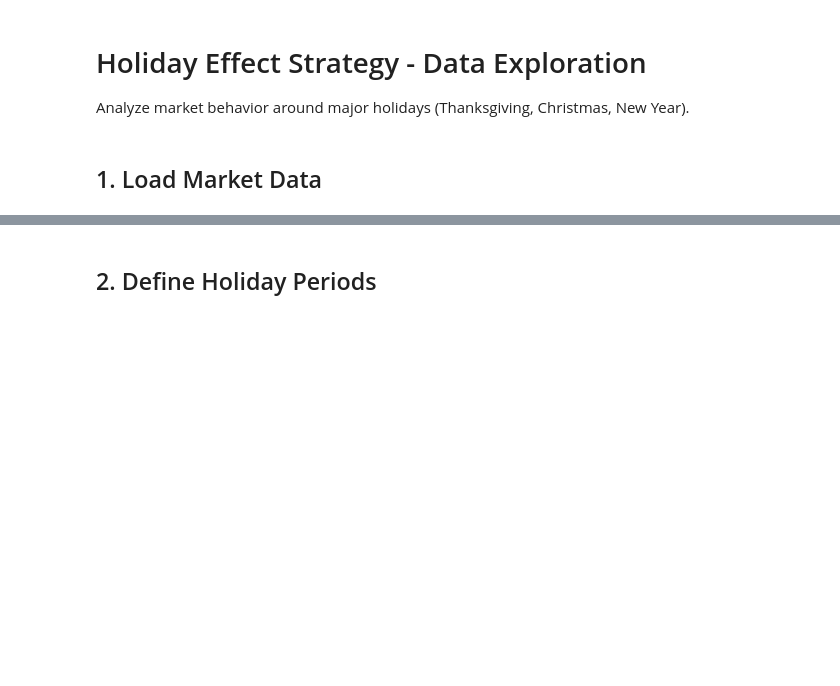
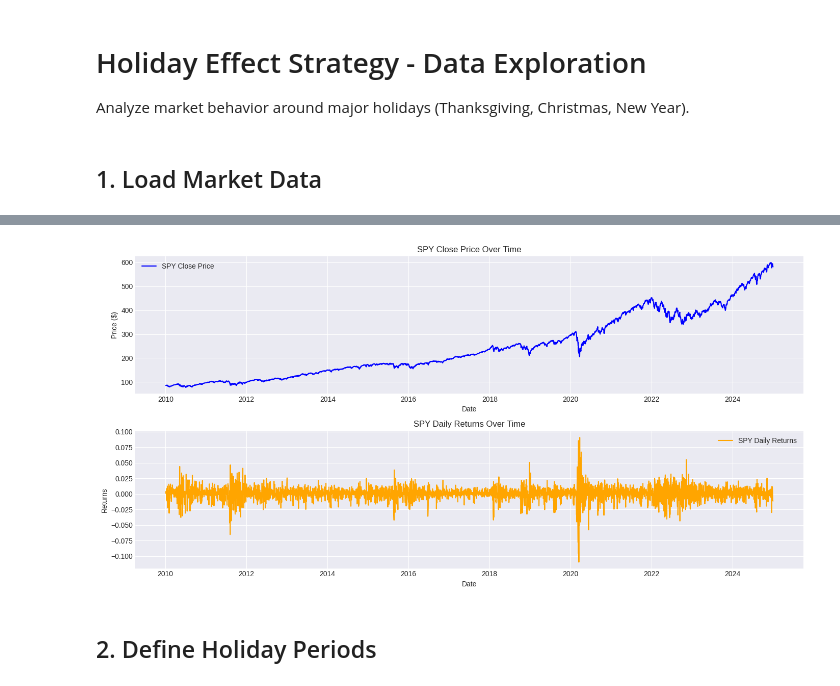
Before and after one commit to FranklineMisango/Algorithmic_Trading_and_HFT_Research, a Jupyter notebook: Algorithmic_Strategies/Holiday_Effect/01_data_exploration.ipynb, the cells around one changed output, grey strips where cells are left out. Saved outputs shown, nothing was run; the diff lists cells and outputs as text; code cells hidden in the pictures; blank space fills up the shorter version.

```diff
--- a/Algorithmic_Strategies/Holiday_Effect/01_data_exploration.ipynb
+++ b/Algorithmic_Strategies/Holiday_Effect/01_data_exploration.ipynb
@@ -28,3 +29,22 @@ Total trading days: 3773
+# %%
+#visualize spy data
+plt.figure(figsize=(14, 7))
+plt.subplot(2, 1, 1)
+plt.plot(spy['Close'], label='SPY Close Price', color='blue')
+plt.title('SPY Close Price Over Time')
+plt.xlabel('Date')
+plt.ylabel('Price ($)')
+plt.legend()
+plt.subplot(2, 1, 2)
+plt.plot(spy['Returns'], label='SPY Daily Returns', color='orange')
+plt.title('SPY Daily Returns Over Time')
+plt.xlabel('Date')
+plt.ylabel('Returns')
+plt.legend()
+plt.tight_layout()
+plt.show()
+# %% [output]
+[figure, added]
 # %% [markdown]
 ## 2. Define Holiday Periods
 # %%
```
Also changed, not shown: parts of 1 cell of this notebook, 8 other files.
